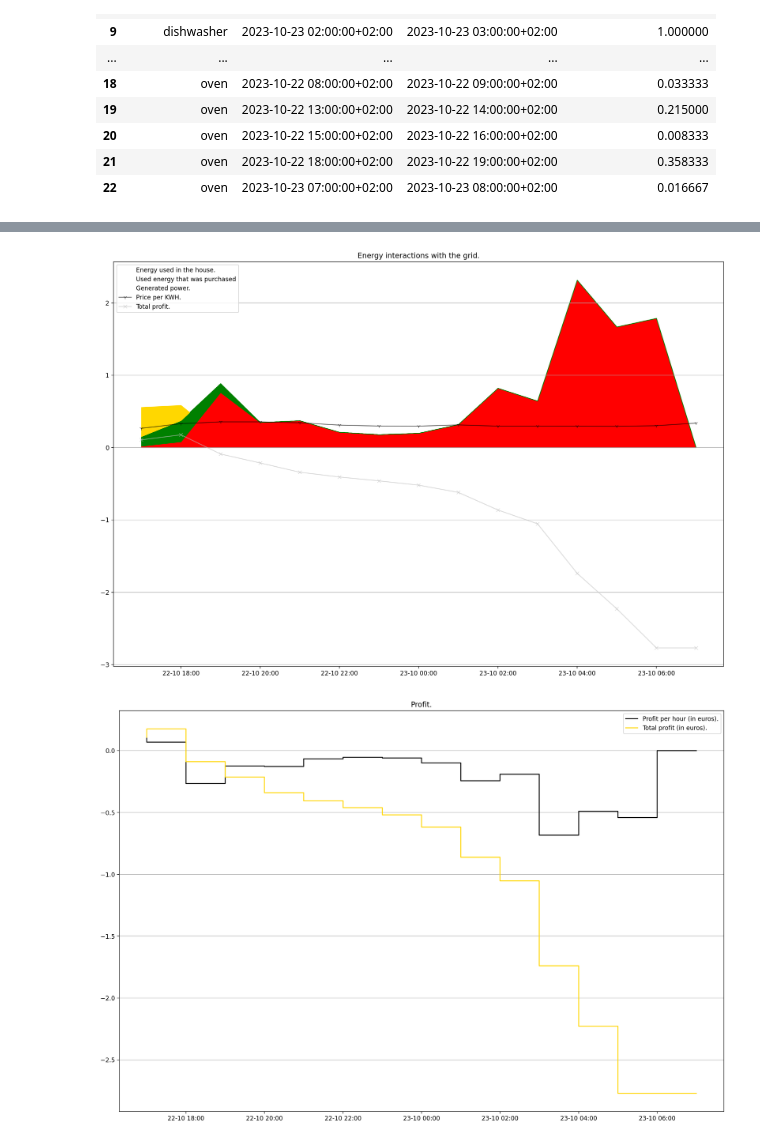
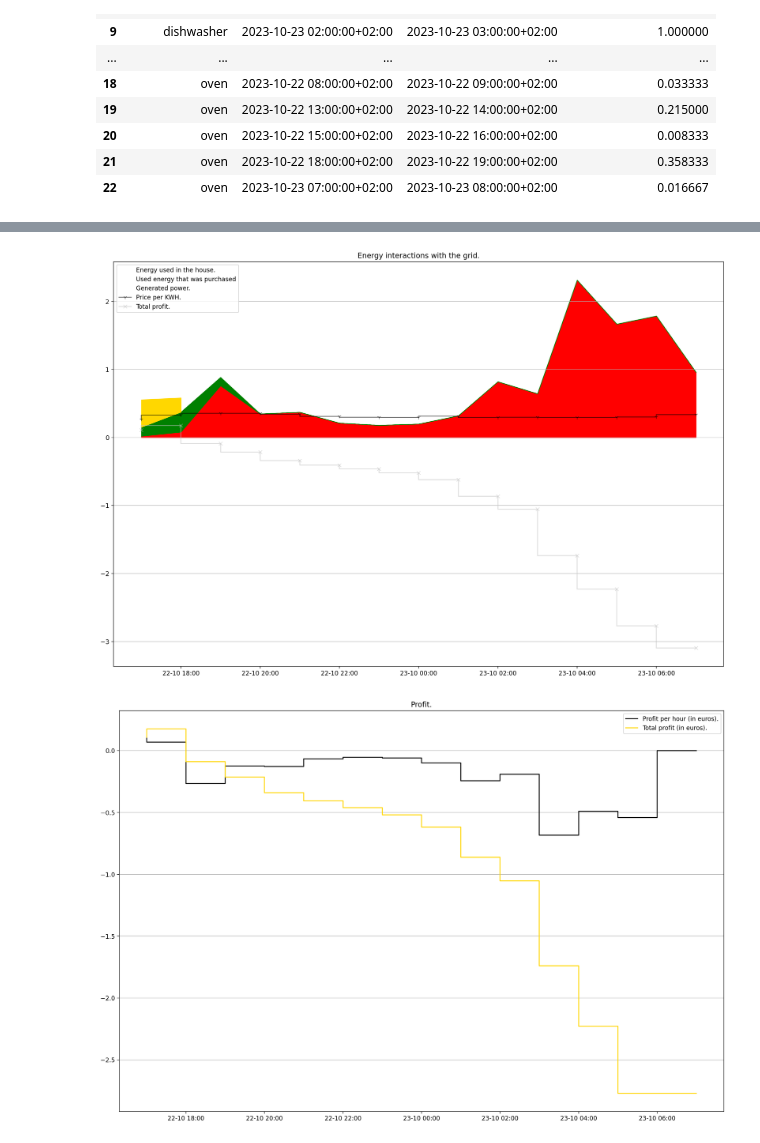
Before and after one commit to bas-vonk/enlighted, a Jupyter notebook: analytics.ipynb, the cells around one changed output, grey strips where cells are left out. Drawn from its saved outputs; the diff is of its cells as text; code cells hidden in the pictures.

```diff
--- a/analytics.ipynb
+++ b/analytics.ipynb
@@ -329,27 +335,27 @@ create_plot(df_final, 'Energy purchased, sold, generated, used.', ['kwh_purchase
 # %%
 fig, ax = plt.subplots()
 
 # Define the date format
 date_form = DateFormatter("%d-%m %H:%M", tz="Europe/Amsterdam")
 ax.xaxis.set_major_formatter(date_form)
 
-plt.plot(df_final['period_end'], df_final['kwh_used'], label="Energy used in the house.", color="black", alpha=0.0, marker=".")
-plt.plot(df_final['period_end'], df_final['kwh_used_purchased_power'], label="Used energy that was purchased", alpha=0.0, color="red", marker="2")
-ax.fill_between(df_final['period_end'], df_final['kwh_used_purchased_power'], alpha=1.0, color="red", interpolate=True)
-ax.fill_between(df_final['period_end'], df_final['kwh_used_purchased_power'], df_final['kwh_used'], alpha=1.0, color="green", interpolate=True)
-plt.plot(df_final['period_end'], df_final['kwh_generated'], label="Generated power.", alpha=0.0, color="gold", marker="4")
-ax.fill_between(df_final['period_end'], df_final['kwh_used'], df_final['kwh_generated'], where=(df_final['kwh_used'] < df_final['kwh_generated']), alpha=1.0, color="gold", interpolate=True)
-plt.plot(df_final['period_end'], df_final['price_per_kwh'], label="Price per KWH.", alpha=0.5, color="black", marker="1")
-plt.plot(df_final['period_end'], df_final['total_profit'], label="Total profit.", alpha=0.5, color="silver", marker="x")
+plt.plot(df_final['period_end'], df_final['kwh_used'], label="Energy used in the house.", color="black", alpha=0.0, marker=".", drawstyle="steps-pre")
+plt.plot(df_final['period_end'], df_final['kwh_used_purchased_power'], label="Used energy that was purchased", alpha=0.0, color="red", marker="2", drawstyle="steps-pre")
+ax.fill_between(df_final['period_end'], df_final['kwh_used_purchased_power'], alpha=1.0, color="red", interpolate=False)
+ax.fill_between(df_final['period_end'], df_final['kwh_used_purchased_power'], df_final['kwh_used'], alpha=1.0, color="green", interpolate=False)
+plt.plot(df_final['period_end'], df_final['kwh_generated'], label="Generated power.", alpha=0.0, color="gold", marker="4", drawstyle="steps-pre")
+ax.fill_between(df_final['period_end'], df_final['kwh_used'], df_final['kwh_generated'], where=(df_final['kwh_used'] < df_final['kwh_generated']), alpha=1.0, color="gold", interpolate=False)
+plt.plot(df_final['period_end'], df_final['price_per_kwh'], label="Price per KWH.", alpha=0.5, color="black", marker="1", drawstyle="steps-pre")
+plt.plot(df_final['period_end'], df_final['total_profit'], label="Total profit.", alpha=0.5, color="silver", marker="x", drawstyle="steps-pre")
 
 
 plt.title("Energy interactions with the grid.")
 ax.grid(axis='y')
 ax.legend()
 
 plt.show()
 # %% [output]
-[figure, old version]
+[figure, new version]
 # %%
 fig, ax = plt.subplots()
 
```
Also changed, not shown: parts of 7 cells of this notebook, 1 other file.
